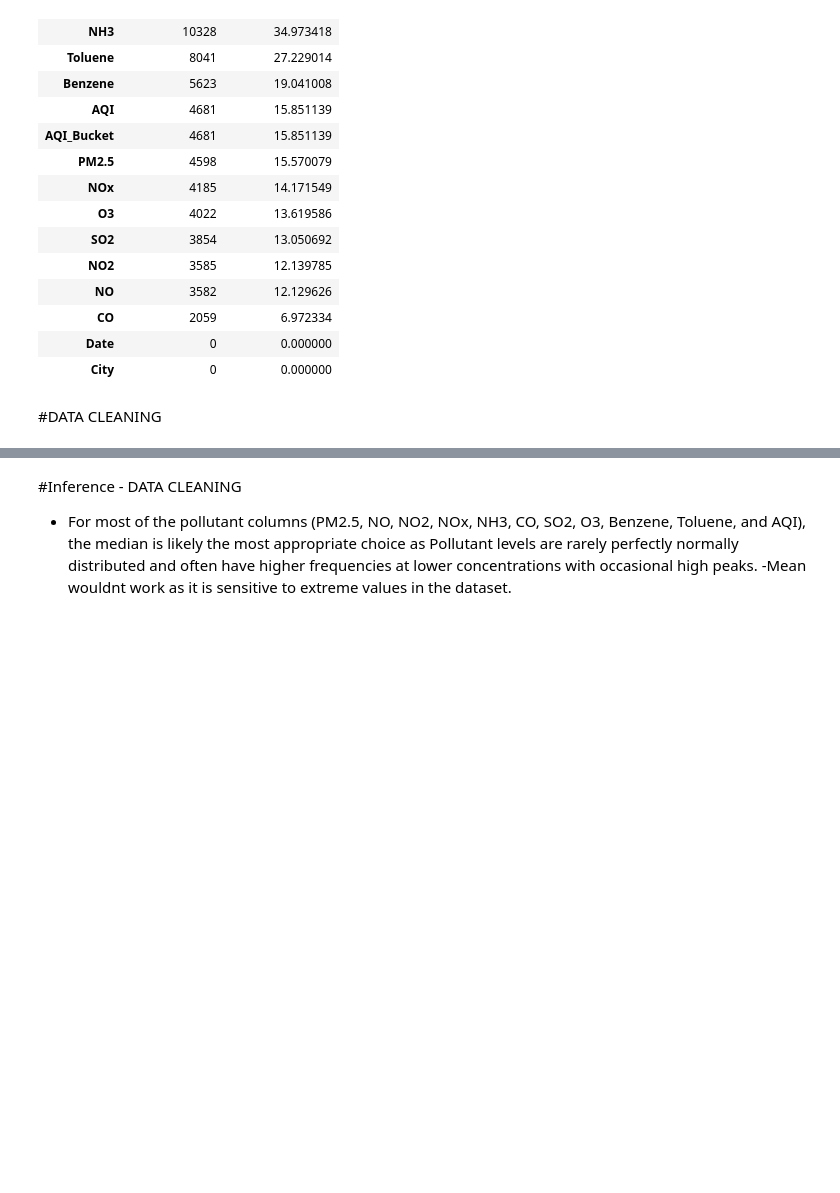
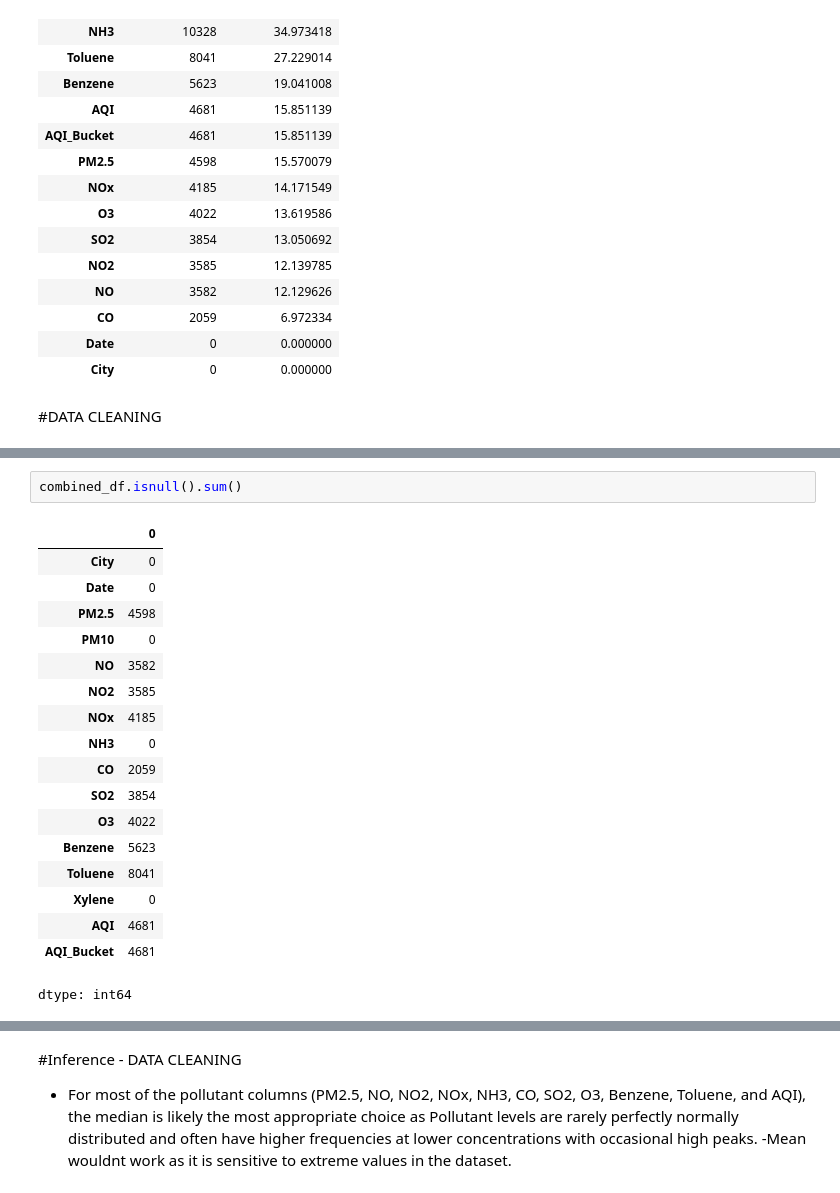
Before and after one commit to cntrvsy/colab_streamlit_aqi_india, a Jupyter notebook: st20343345_CMP7005_PRAC1.ipynb, the cells around one changed output, grey strips where cells are left out. Saved outputs shown, nothing was run; the diff lists cells and outputs as text; blank space fills up the shorter version.

```diff
--- a/st20343345_CMP7005_PRAC1.ipynb
+++ b/st20343345_CMP7005_PRAC1.ipynb
@@ -178,0 +183,21 @@ print(f"Missing values in 'NH3' column after median imputation: {combined_df['NH
+# %%
+combined_df.isnull().sum()
+# %% [output]
+|  | 0 |
+| City | 0 |
+| Date | 0 |
+| PM2.5 | 4598 |
+| PM10 | 0 |
+| NO | 3582 |
+| NO2 | 3585 |
+| NOx | 4185 |
+| NH3 | 0 |
+| CO | 2059 |
+| SO2 | 3854 |
+| O3 | 4022 |
+| Benzene | 5623 |
+| Toluene | 8041 |
+| Xylene | 0 |
+| AQI | 4681 |
+| AQI_Bucket | 4681 |
+dtype: int64
```
Also changed, not shown: parts of 4 cells of this notebook.
